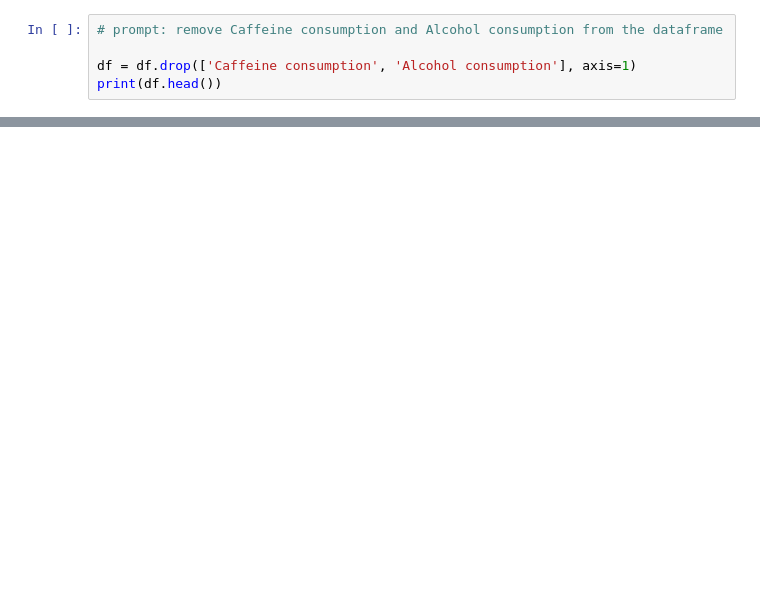
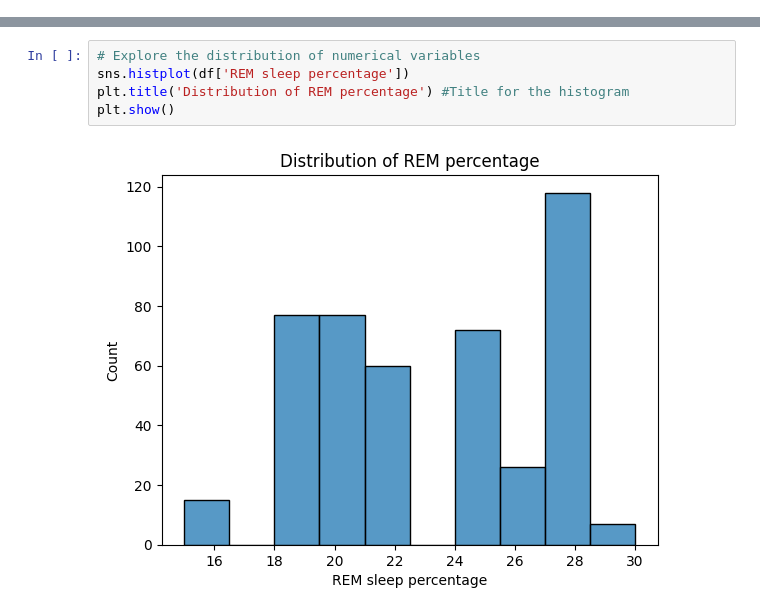
Before and after one commit to dharmilgandhi/parkinsons-desiese-detection, a Jupyter notebook: adt.ipynb, the cells around one changed output, grey strips where cells are left out. Saved outputs shown, nothing was run; the diff lists cells and outputs as text; blank space fills up the shorter version.

```diff
--- a/adt.ipynb
+++ b/adt.ipynb
@@ -125,5 +18,0 @@ ValueError: Could not interpret value `Deep sleep` for `x`. An entry with this n
-# %%
-# prompt: remove Caffeine consumption and Alcohol consumption from the dataframe
-
-df = df.drop(['Caffeine consumption', 'Alcohol consumption'], axis=1)
-print(df.head())
@@ -150,0 +117,7 @@ print(df.head())
+# %%
+# Explore the distribution of numerical variables
+sns.histplot(df['REM sleep percentage'])
+plt.title('Distribution of REM percentage') #Title for the histogram
+plt.show()
+# %% [output]
+[figure, added]
```
Also changed, not shown: parts of 31 cells of this notebook.
